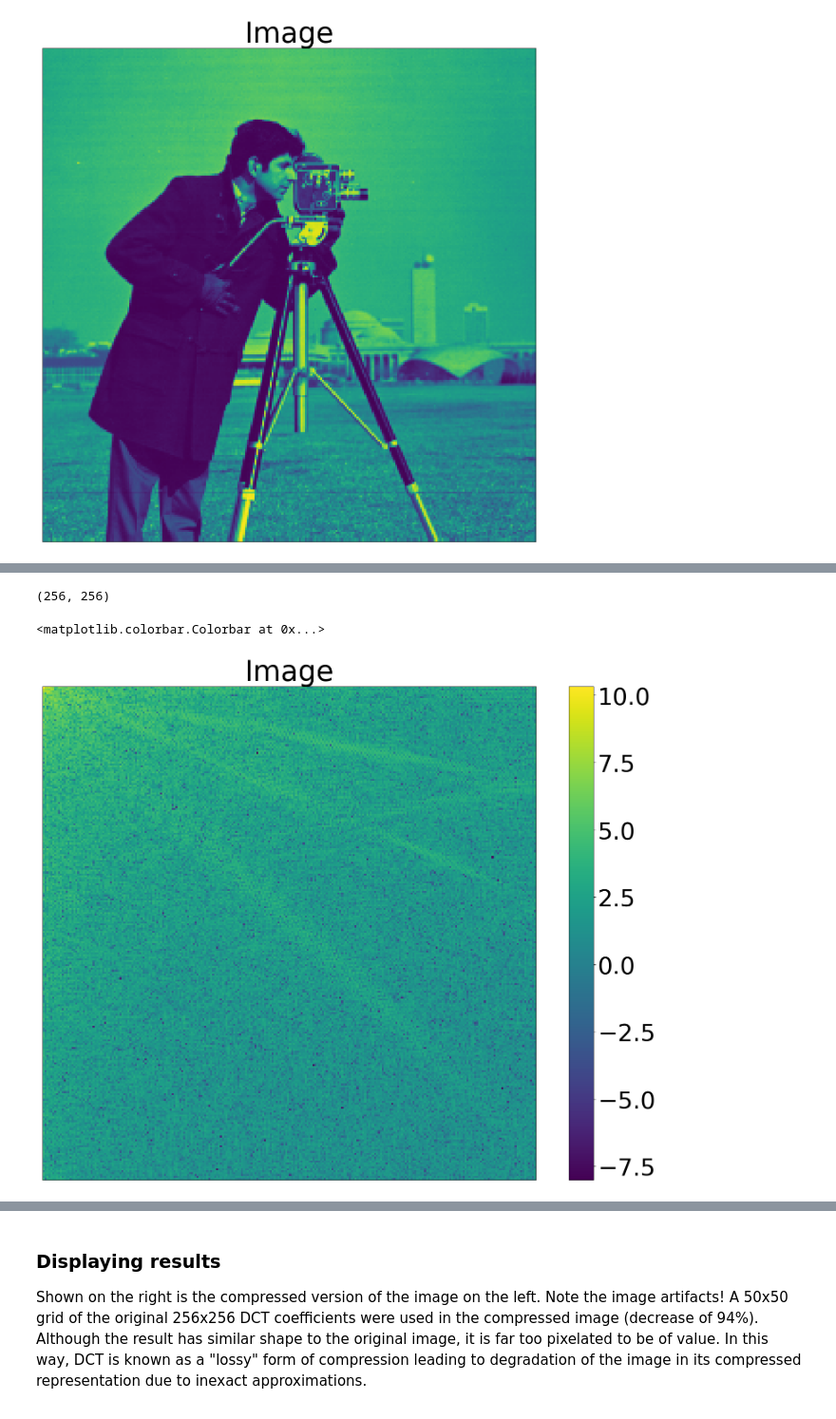
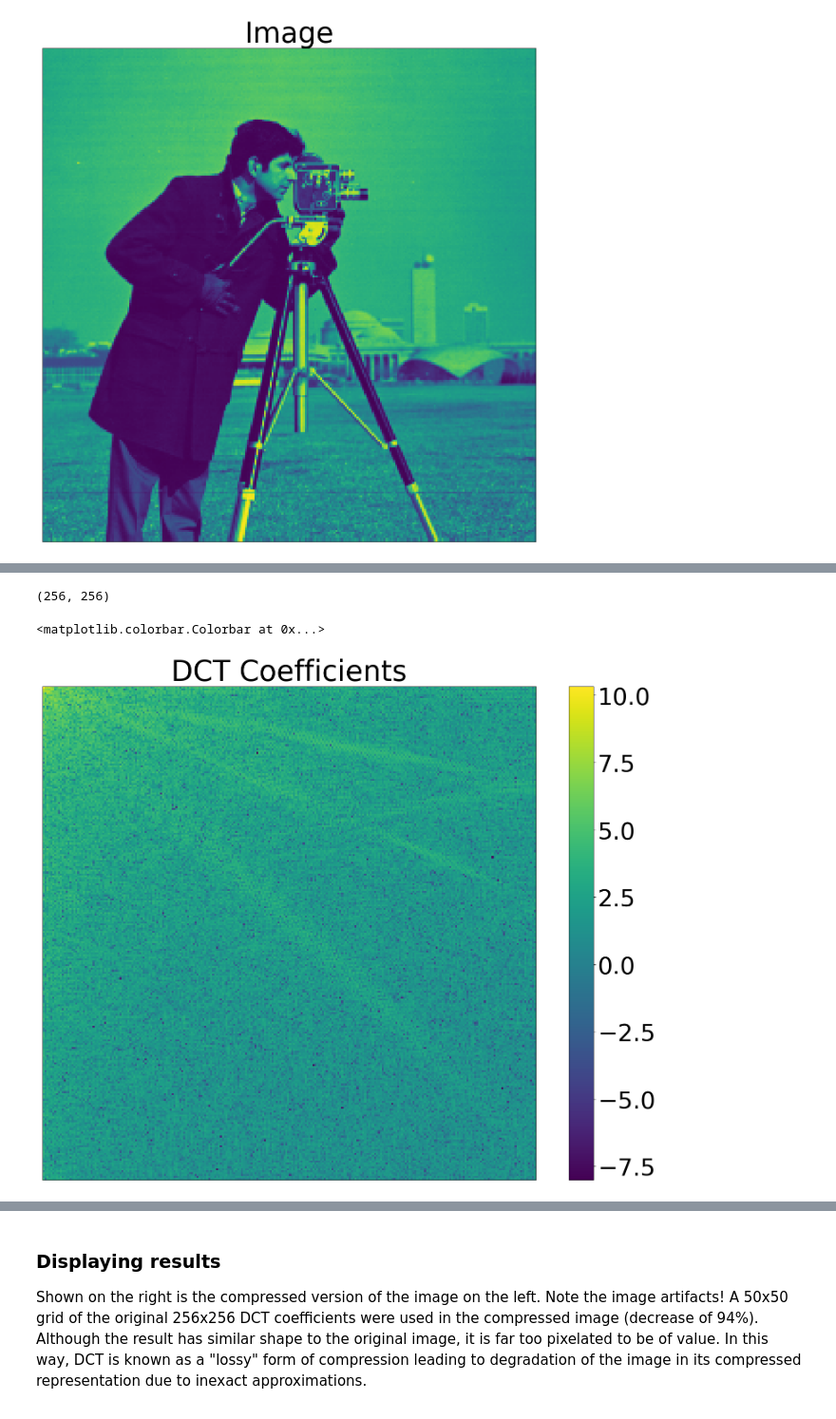
Before and after one commit to bazzzzil/image-processing, a Jupyter notebook: dct_compression.ipynb, the cells around one changed output, grey strips where cells are left out. Shown at 95% size. Cells and saved outputs as stored; diff of their text form; code cells hidden in the pictures.

```diff
--- a/dct_compression.ipynb
+++ b/dct_compression.ipynb
@@ -63,12 +65,12 @@ Given an initial image size of 256x256, we will take the 50x50 grid from the top
 # %%
 dct_coeffs = dctn(image, norm='ortho')
 
 print(np.shape(image))
 
 fig = plt.figure(figsize=(20,15))
-imp.plot_img(np.log(abs(dct_coeffs)), "Image")
+imp.plot_img(np.log(abs(dct_coeffs)), "DCT Coefficients")
 plt.colorbar()
 # %% [output]
 (256, 256)
 <matplotlib.colorbar.Colorbar at 0x...>
-[figure, old version]
+[figure, new version]
```
Also changed, not shown: parts of 4 cells of this notebook, 2 other files.
